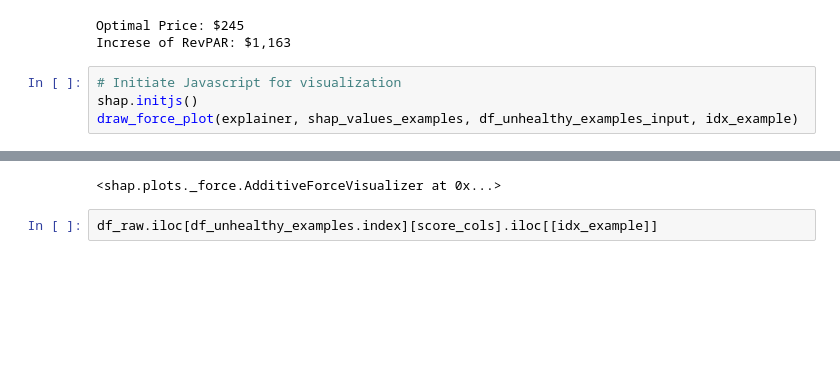
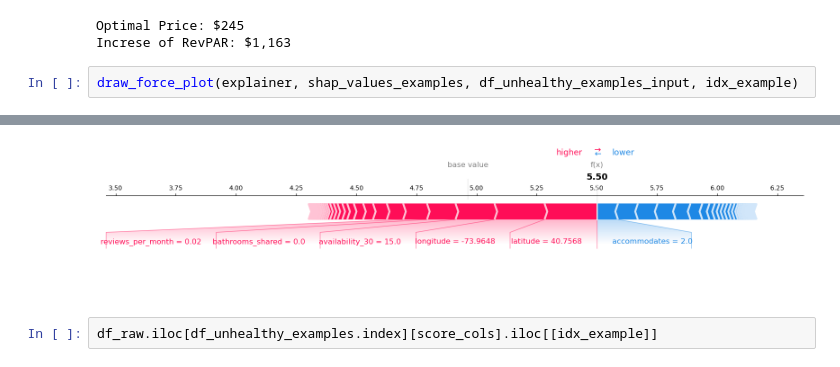
Before and after one commit to harryh5427/AirBnB_Pricing, a Jupyter notebook: AirBnB_Pricing.ipynb, the cells around one changed output, grey strips where cells are left out. Drawn from its saved outputs; the diff is of its cells as text; blank space fills up the shorter version.

```diff
--- a/AirBnB_Pricing.ipynb
+++ b/AirBnB_Pricing.ipynb
@@ -1373,7 +1367,5 @@ print("Increse of RevPAR: ${0:,.0f}".format(df_unhealthy_examples['RevPAR_diff']
 Optimal Price: $245
 Increse of RevPAR: $1,163
 # %%
-# Initiate Javascript for visualization
-shap.initjs()
 draw_force_plot(explainer, shap_values_examples, df_unhealthy_examples_input, idx_example)
 # %% [output]
@@ -1381,4 +1372,4 @@ draw_force_plot(explainer, shap_values_examples, df_unhealthy_examples_input, id
-<shap.plots._force.AdditiveForceVisualizer at 0x...>
+[figure, added]
 # %%
 df_raw.iloc[df_unhealthy_examples.index][score_cols].iloc[[idx_example]]
 # %% [output]
```
Also changed, not shown: parts of 6 cells of this notebook.
